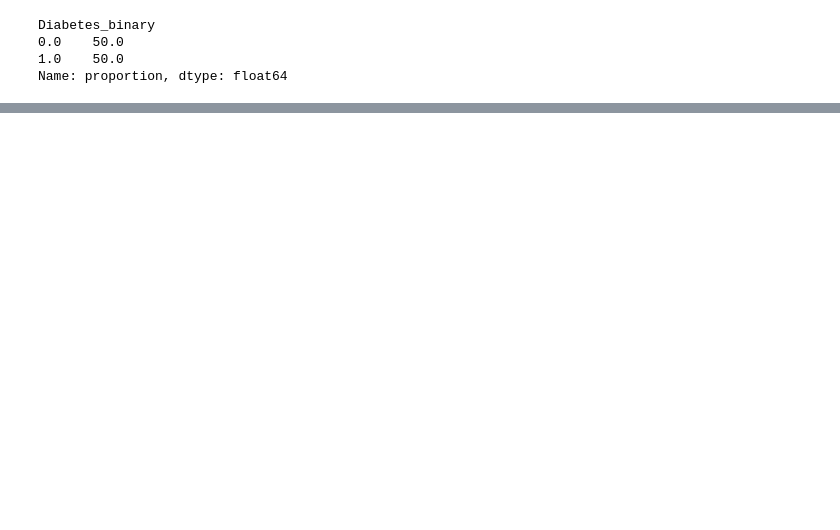
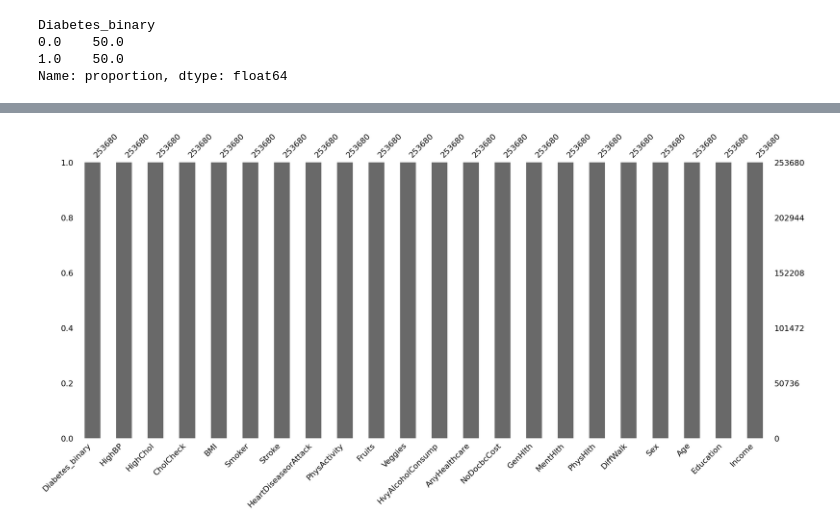
Before and after one commit to JanNordskog/Assignment2DiabetesClassification-, a Jupyter notebook: main.ipynb, the cells around one changed output, grey strips where cells are left out. Cells and saved outputs as stored; diff of their text form; code cells hidden in the pictures; blank space fills up the shorter version.

```diff
--- a/main.ipynb
+++ b/main.ipynb
@@ -277,0 +106,24 @@ Name: proportion, dtype: float64
+# %%
+import pandas as pd
+from imblearn.over_sampling import RandomOverSampler
+
+# Load your dataset
+df = pd.read_csv('diabetes_binary_classification_data.csv')
+
+# Prepare features (X) and target (y)
+X = df.drop('Diabetes_binary', axis=1)
+y = df['Diabetes_binary']
+
+# Initialize the RandomOverSampler
+ros = RandomOverSampler(random_state=42)
+
+# Apply oversampling to the data
+X_Oversampling, y_Oversampling = ros.fit_resample(X, y)
+
+# Combine the resampled features and target into a new DataFrame
+df_Oversampling = pd.concat([pd.DataFrame(X_resampled, columns=X.columns), pd.Series(y_resampled, name='Diabetes_binary')], axis=1)
+
+# Check the new distribution of the target variable after oversampling
+print(df_Oversampling['Diabetes_binary'].value_counts(normalize=True) * 100)
+
+# Now you can use df_resampled for further model training
@@ -277,0 +157,6 @@ Name: proportion, dtype: float64
+# %%
+#Here we can see if we are missing any values in the observations nad in our case there is non
+import missingno as msno
+msno.bar(df);
+# %% [output]
+[figure, added]
```
Also changed, not shown: parts of 22 cells of this notebook, 6 other files.
